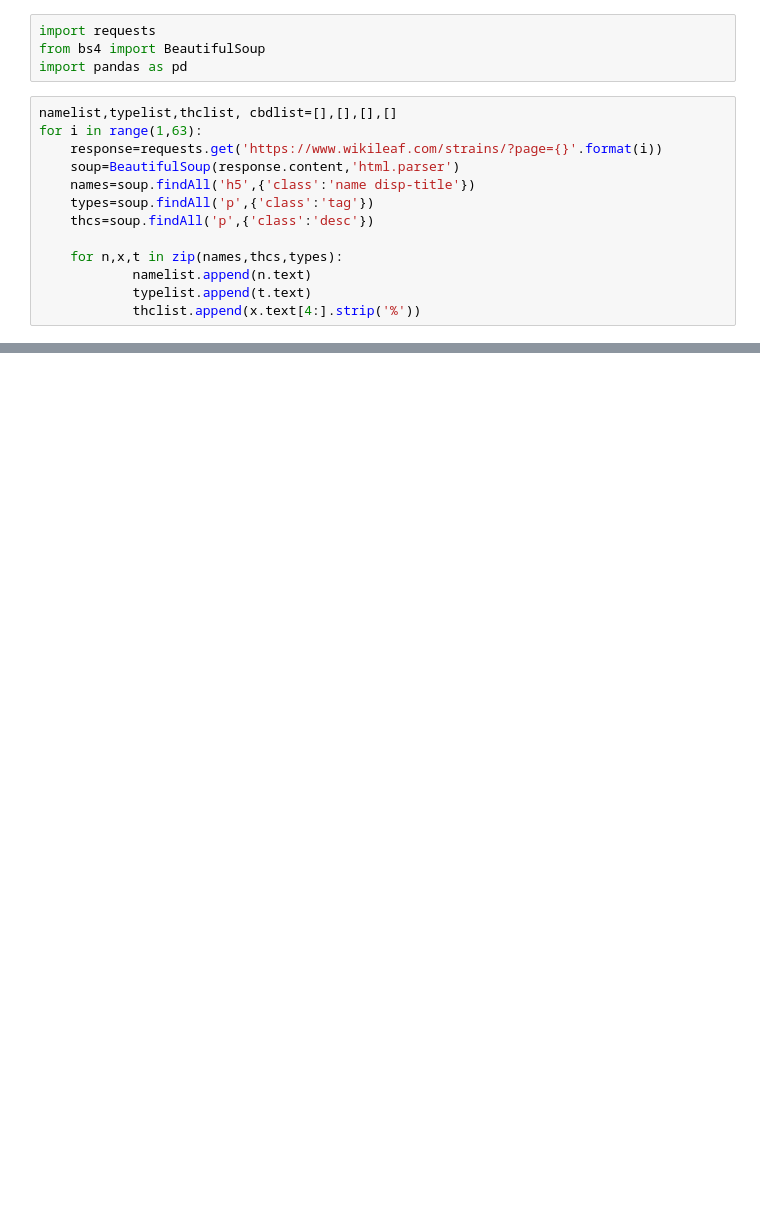
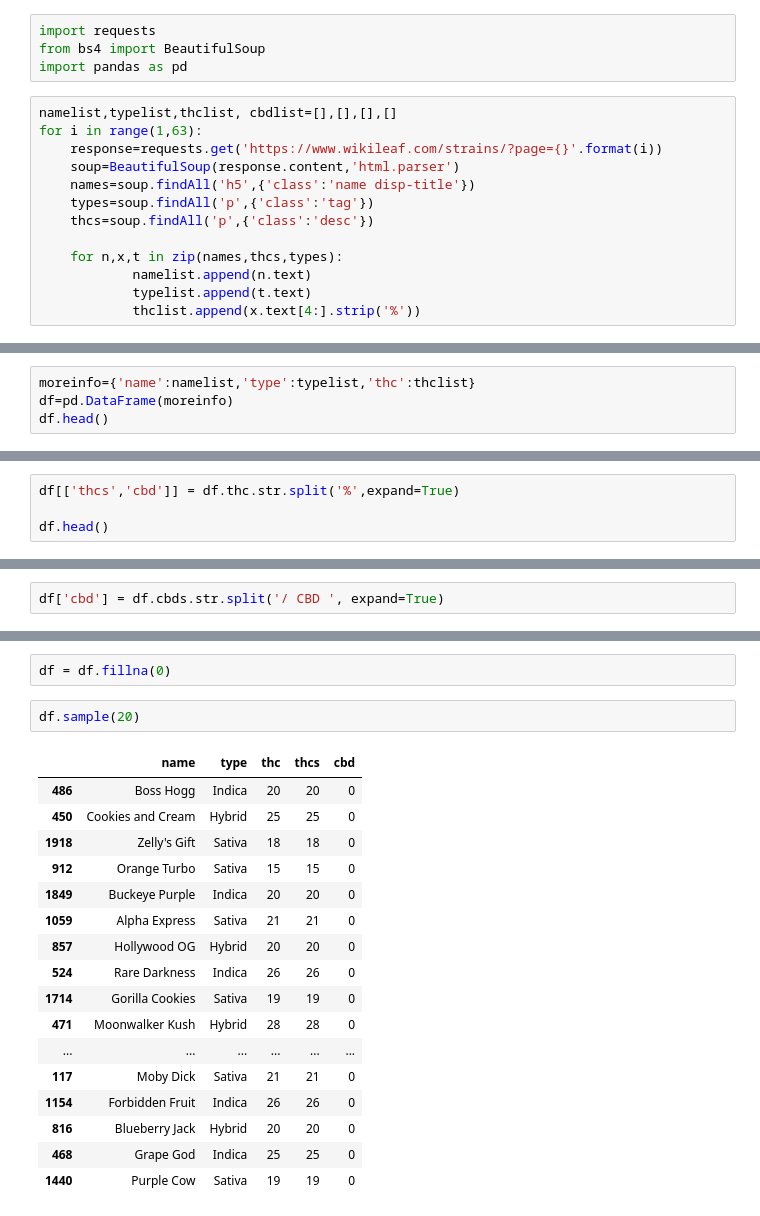
Before and after one commit to stephkendall/Cannabis-Predictions, a Jupyter notebook: This Really Works!.ipynb, the cells around one changed output, grey strips where cells are left out. Cells and saved outputs as stored; diff of their text form; blank space fills up the shorter version.

```diff
--- a/This Really Works!.ipynb
+++ b/This Really Works!.ipynb
@@ -37,0 +18,4 @@ thclist
+# %%
+moreinfo={'name':namelist,'type':typelist,'thc':thclist}
+df=pd.DataFrame(moreinfo)
+df.head()
@@ -37,0 +60,4 @@ thclist
+# %%
+df[['thcs','cbd']] = df.thc.str.split('%',expand=True)
+
+df.head()
@@ -37,0 +71,2 @@ thclist
+# %%
+df['cbd'] = df.cbds.str.split('/ CBD ', expand=True)
@@ -37,0 +87,22 @@ thclist
+# %%
+df = df.fillna(0)
+# %%
+df.sample(20)
+# %% [output]
+|  | name | type | thc | thcs | cbd |
+| 486 | Boss Hogg | Indica | 20 | 20 | 0 |
+| 450 | Cookies and Cream | Hybrid | 25 | 25 | 0 |
+| 1918 | Zelly's Gift | Sativa | 18 | 18 | 0 |
+| 912 | Orange Turbo | Sativa | 15 | 15 | 0 |
+| 1849 | Buckeye Purple | Indica | 20 | 20 | 0 |
+| 1059 | Alpha Express | Sativa | 21 | 21 | 0 |
+| 857 | Hollywood OG | Hybrid | 20 | 20 | 0 |
+| 524 | Rare Darkness | Indica | 26 | 26 | 0 |
+| 1714 | Gorilla Cookies | Sativa | 19 | 19 | 0 |
+| 471 | Moonwalker Kush | Hybrid | 28 | 28 | 0 |
+| ... | ... | ... | ... | ... | ... |
+| 117 | Moby Dick | Sativa | 21 | 21 | 0 |
+| 1154 | Forbidden Fruit | Indica | 26 | 26 | 0 |
+| 816 | Blueberry Jack | Hybrid | 20 | 20 | 0 |
+| 468 | Grape God | Indica | 25 | 25 | 0 |
+| 1440 | Purple Cow | Sativa | 19 | 19 | 0 |
```
Also changed, not shown: parts of 14 cells of this notebook.
